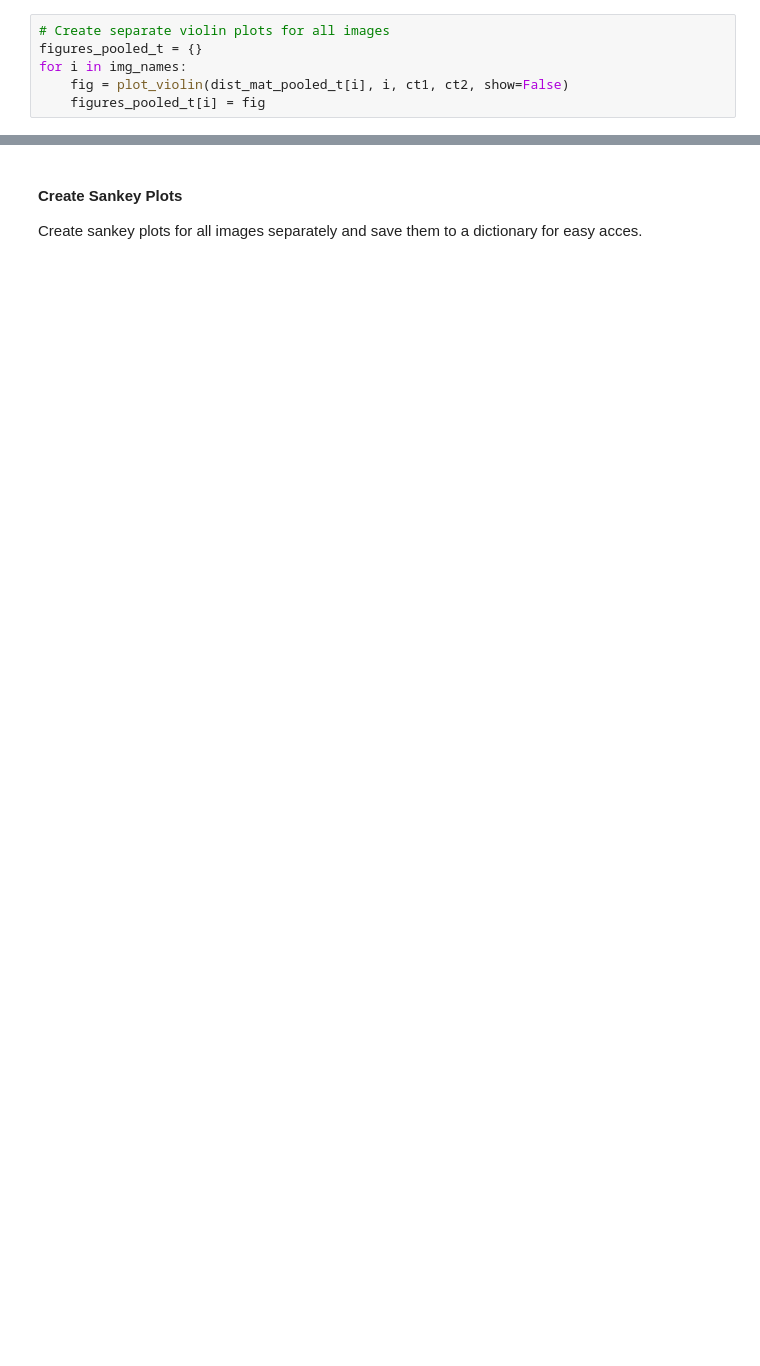
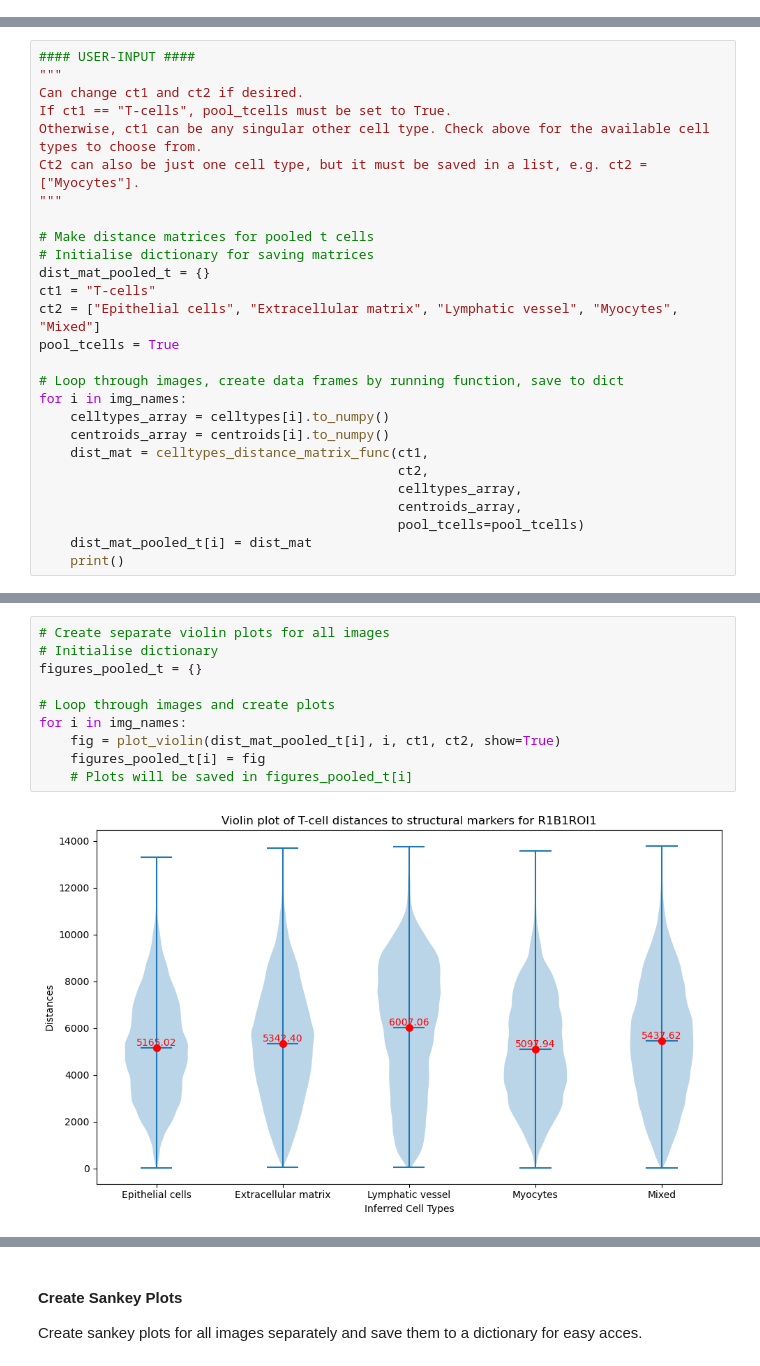
Before and after one commit to feliciaschulz/MastersThesisProject, a Jupyter notebook: 04_DistanceAnalysis/Distance Matrix Edited.ipynb, the cells around one changed output, grey strips where cells are left out. Cells and saved outputs as stored; diff of their text form; blank space fills up the shorter version.

```diff
--- a/04_DistanceAnalysis/Distance Matrix Edited.ipynb
+++ b/04_DistanceAnalysis/Distance Matrix Edited.ipynb
@@ -239,6 +0,0 @@ def plot_violin(data_dict, name, ct1, ct2, show=False):
-# %%
-# Create separate violin plots for all images
-figures_pooled_t = {}
-for i in img_names:
-    fig = plot_violin(dist_mat_pooled_t[i], i, ct1, ct2, show=False)
-    figures_pooled_t[i] = fig
@@ -557,0 +174,27 @@ sankey_fig = create_sankey(fromto_df, from_cts, to_cts, "R1B1ROI1", radius)
+# %%
+#### USER-INPUT ####
+"""
+Can change ct1 and ct2 if desired.
+If ct1 == "T-cells", pool_tcells must be set to True.
+Otherwise, ct1 can be any singular other cell type. Check above for the available cell types to choose from.
+Ct2 can also be just one cell type, but it must be saved in a list, e.g. ct2 = ["Myocytes"].
+"""
+
+# Make distance matrices for pooled t cells
+# Initialise dictionary for saving matrices
+dist_mat_pooled_t = {}
+ct1 = "T-cells"
+ct2 = ["Epithelial cells", "Extracellular matrix", "Lymphatic vessel", "Myocytes", "Mixed"]
+pool_tcells = True
+
+# Loop through images, create data frames by running function, save to dict
+for i in img_names:
+    celltypes_array = celltypes[i].to_numpy()
+    centroids_array = centroids[i].to_numpy()
+    dist_mat = celltypes_distance_matrix_func(ct1,
+                                              ct2,
+                                              celltypes_array,
+                                              centroids_array,
+                                              pool_tcells=pool_tcells)
+    dist_mat_pooled_t[i] = dist_mat
+    print()
@@ -557,0 +292,12 @@ sankey_fig = create_sankey(fromto_df, from_cts, to_cts, "R1B1ROI1", radius)
+# %%
+# Create separate violin plots for all images
+# Initialise dictionary
+figures_pooled_t = {}
+
+# Loop through images and create plots
+for i in img_names:
+    fig = plot_violin(dist_mat_pooled_t[i], i, ct1, ct2, show=True)
+    figures_pooled_t[i] = fig
+    # Plots will be saved in figures_pooled_t[i]
+# %% [output]
+[figure, added]
```
Also changed, not shown: parts of 56 cells of this notebook.
